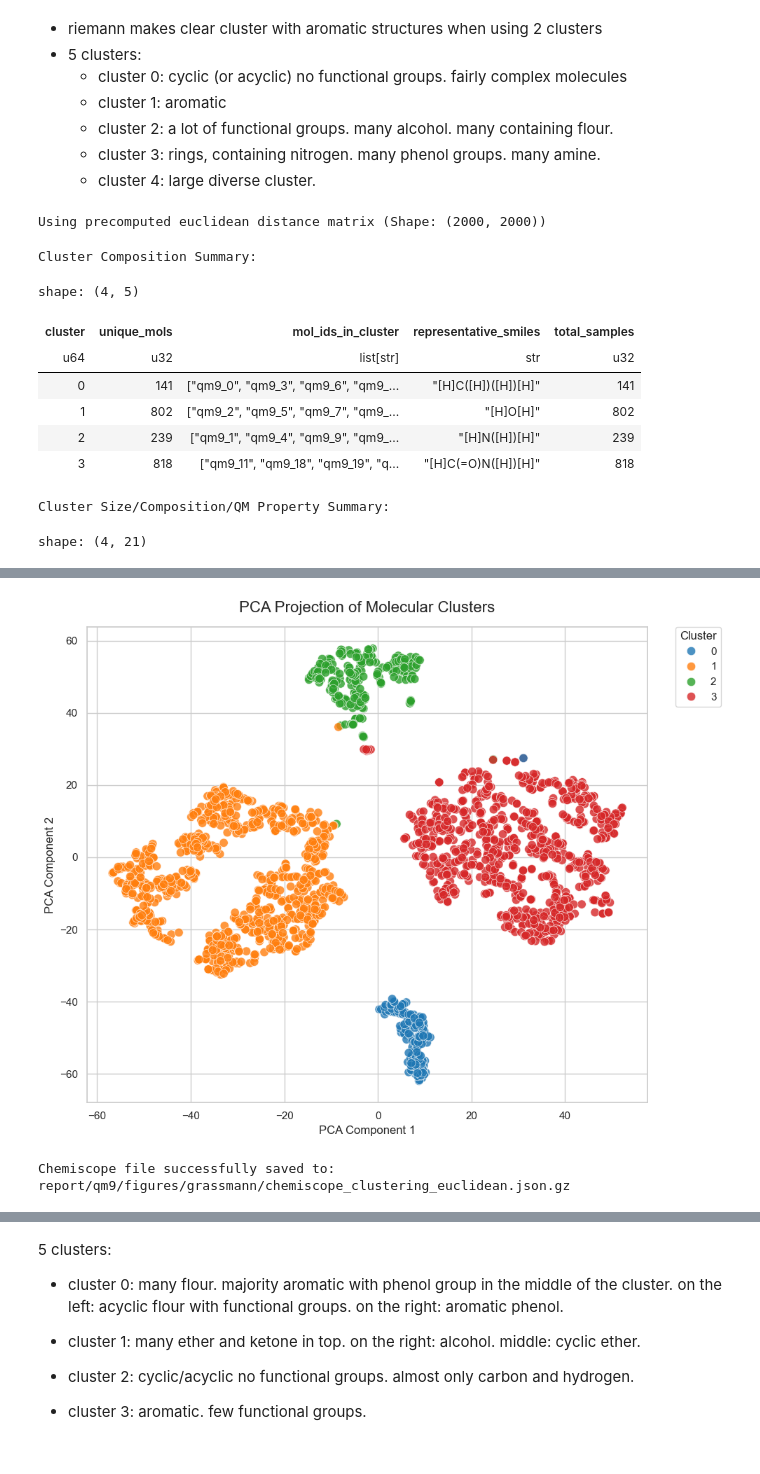
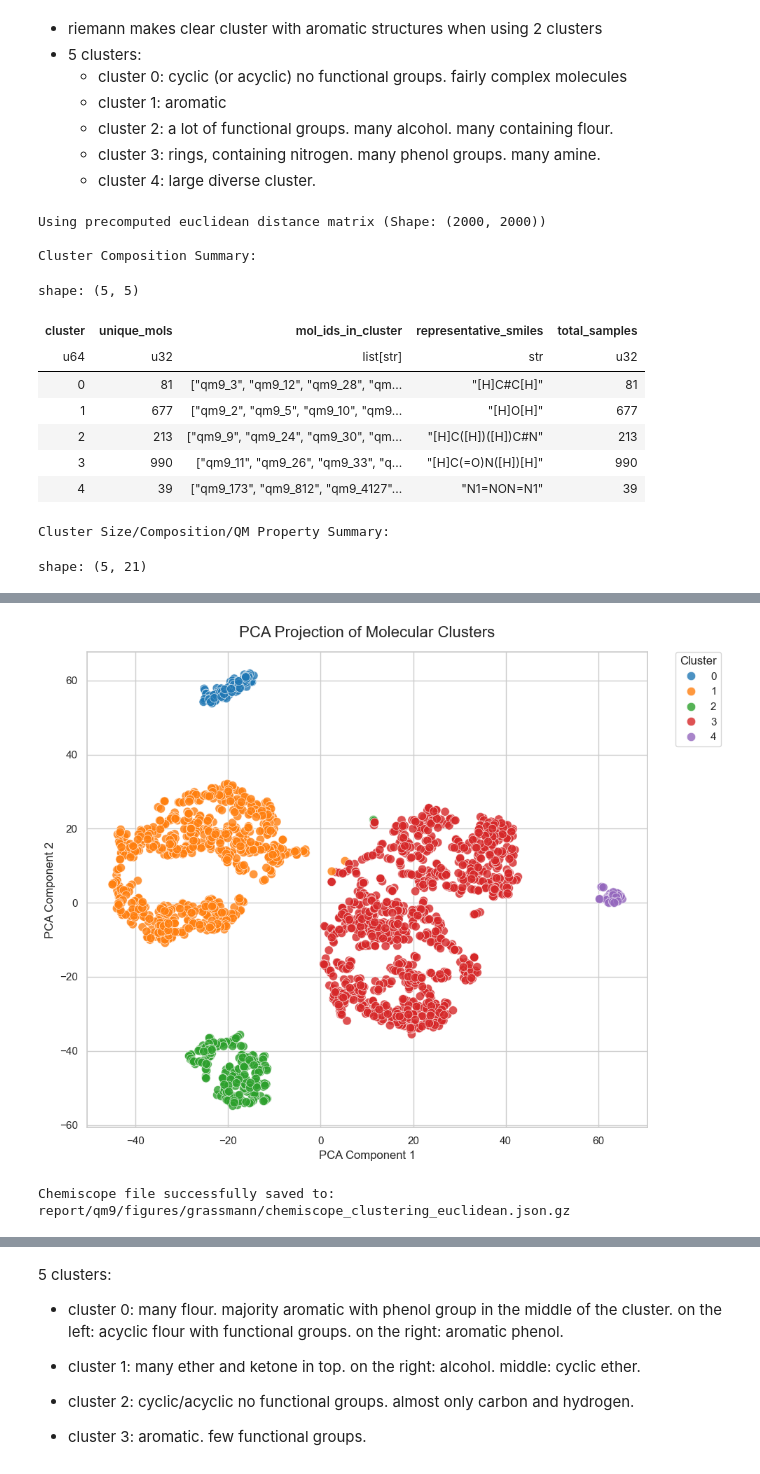
Before and after one commit to karlfindhansen/Non-Euclidean-Distances-in-Molecular-Representation, a Jupyter notebook: notebooks/QM9/clustering/non_euclidean_baseline.ipynb, the cells around one changed output, grey strips where cells are left out. Drawn from its saved outputs; the diff is of its cells as text; code cells hidden in the pictures.

```diff
--- a/notebooks/QM9/clustering/non_euclidean_baseline.ipynb
+++ b/notebooks/QM9/clustering/non_euclidean_baseline.ipynb
@@ -40,3 +40,3 @@ print(frames)
 # %%
-distance_matrices = get_distances(frames)
+distance_matrices = get_distances(frames, include_ph=False)
 # %% [output]
@@ -616,18 +619,20 @@ KeyboardInterrupt:
     - cluster 3: rings, containing nitrogen. many phenol groups. many amine.
     - cluster 4: large diverse cluster.
 # %%
-summary_table, profile_table, output_path = make_clustering(frames, dist_matrix = distance_matrices['affine_riemann'], num_clusters=4)
+summary_table, profile_table, output_path = make_clustering(frames, dist_matrix = distance_matrices['affine_riemann'], num_clusters=5)
 # %% [output]
 Using precomputed euclidean distance matrix (Shape: (2000, 2000))
+
+Cluster Composition Summary:
-Cluster Composition Summary:
+shape: (5, 5)
+| cluster | unique_mols | mol_ids_in_cluster | representative_smiles | total_samples |
+| u64 | u32 | list[str] | str | u32 |
+| 0 | 81 | ["qm9_3", "qm9_12", "qm9_28", "qm... | "[H]C#C[H]" | 81 |
+| 1 | 677 | ["qm9_2", "qm9_5", "qm9_10", "qm9... | "[H]O[H]" | 677 |
+| 2 | 213 | ["qm9_9", "qm9_24", "qm9_30", "qm... | "[H]C([H])([H])C#N" | 213 |
+| 3 | 990 | ["qm9_11", "qm9_26", "qm9_33", "q... | "[H]C(=O)N([H])[H]" | 990 |
+| 4 | 39 | ["qm9_173", "qm9_812", "qm9_4127"... | "N1=NON=N1" | 39 |
-shape: (4, 5)
+Cluster Size/Composition/QM Property Summary:
-| cluster | unique_mols | mol_ids_in_cluster | representative_smiles | total_samples |
-| u64 | u32 | list[str] | str | u32 |
-| 0 | 141 | ["qm9_0", "qm9_3", "qm9_6", "qm9_... | "[H]C([H])([H])[H]" | 141 |
-| 1 | 802 | ["qm9_2", "qm9_5", "qm9_7", "qm9_... | "[H]O[H]" | 802 |
-| 2 | 239 | ["qm9_1", "qm9_4", "qm9_9", "qm9_... | "[H]N([H])[H]" | 239 |
-| 3 | 818 | ["qm9_11", "qm9_18", "qm9_19", "q... | "[H]C(=O)N([H])[H]" | 818 |
-Cluster Size/Composition/QM Property Summary:
+shape: (5, 21)
-shape: (4, 21)
 | cluster | n_samples | avg_heavy_atom_count | avg_element_ratio_C | avg_element_ratio_N | avg_element_ratio_O | ... |
 | u64 | u32 | f64 | f64 | f64 | f64 | ... |
@@ -638,5 +644,5 @@ shape: (4, 21)
-[figure, old version]
+[figure, new version]
-Chemiscope file successfully saved to: report/qm9/figures/grassmann/chemiscope_clustering_euclidean.json.gz
+Chemiscope file successfully saved to: report/qm9/figures/grassmann/chemiscope_clustering_euclidean.json.gz
 # %%
 chemiscope.show_input(output_path)
 # %% [output]
```
Also changed, not shown: parts of 11 cells of this notebook, 3 other files.
